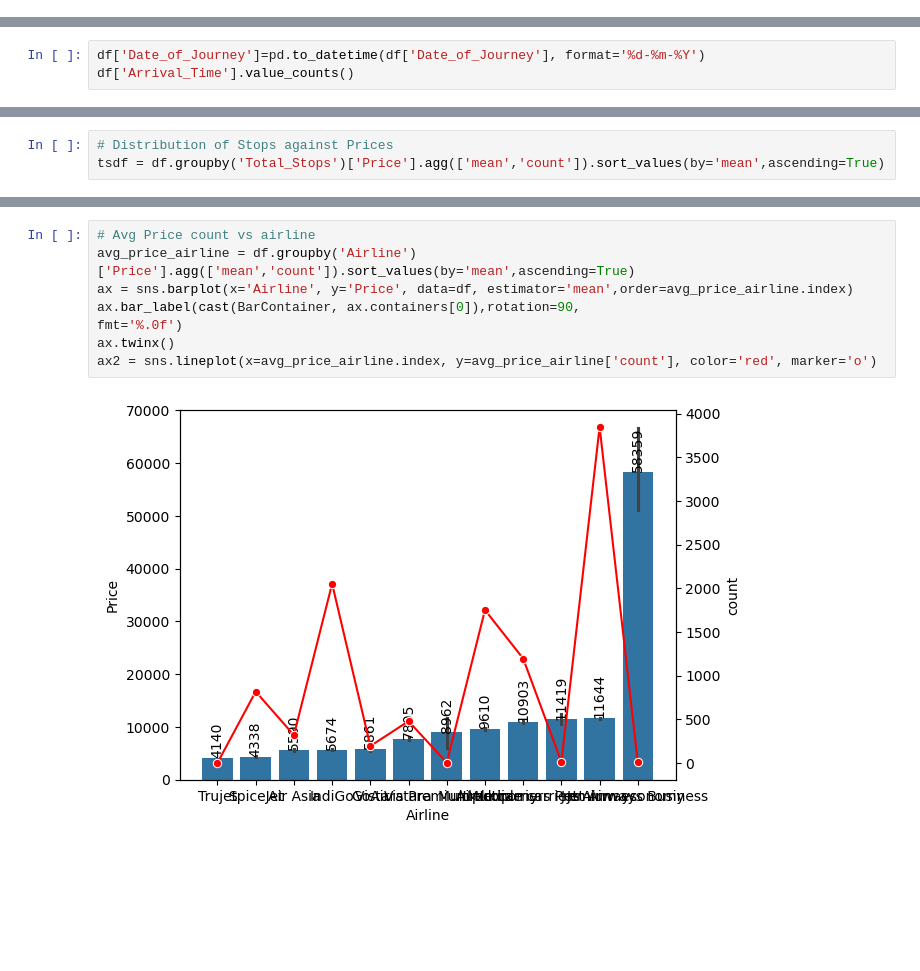
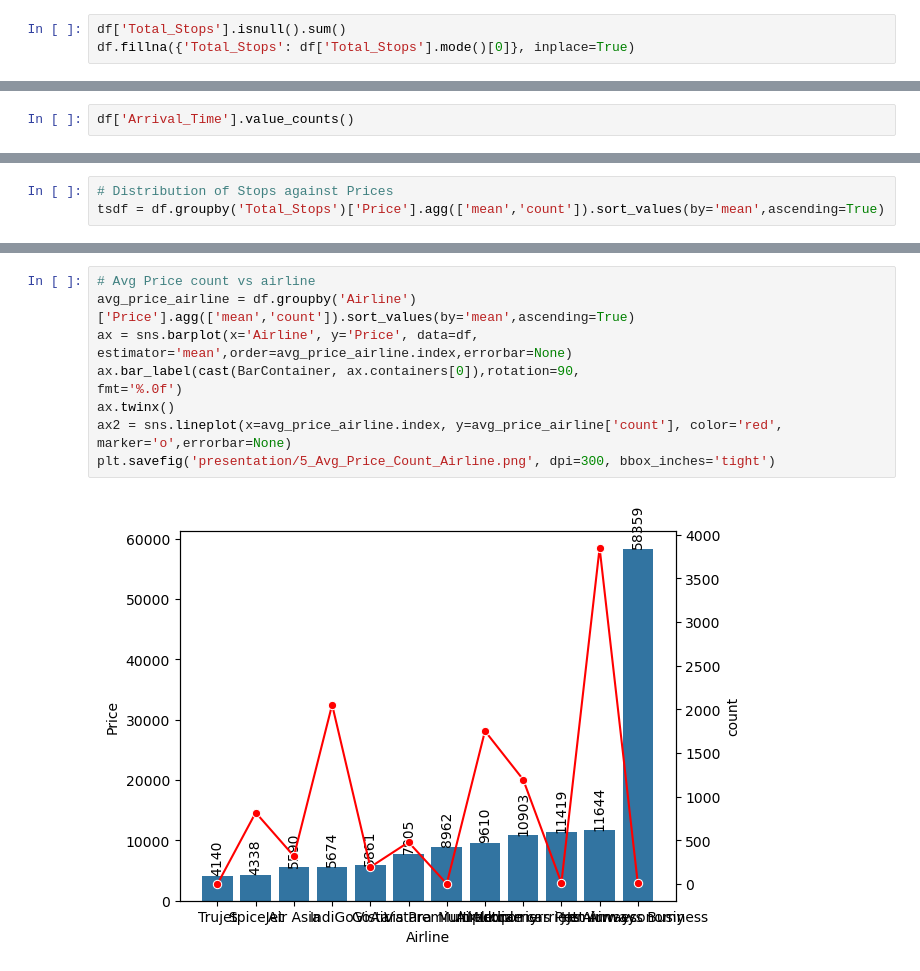
Before and after one commit to omkarbhat1995/Airline, a Jupyter notebook: Analysis.ipynb, the cells around one changed output, grey strips where cells are left out. Cells and saved outputs as stored; diff of their text form; blank space fills up the shorter version.

```diff
--- a/Analysis.ipynb
+++ b/Analysis.ipynb
@@ -68,6 +75,9 @@ Delhi        2196
 Hyderabad     697
 Kolkata       381
 Name: count, dtype: int64
+# %%
+df['Total_Stops'].isnull().sum()
+df.fillna({'Total_Stops': df['Total_Stops'].mode()[0]}, inplace=True)
 # %%
 df['Destination']=df['Destination'].replace('New Delhi', 'Delhi')
 # %%
@@ -81,7 +91,6 @@ non-stop    3491
 4 stops        1
 Name: count, dtype: int64
 # %%
-df['Date_of_Journey']=pd.to_datetime(df['Date_of_Journey'], format='%d-%m-%Y')
 df['Arrival_Time'].value_counts()
 # %% [output]
 Arrival_Time
@@ -228,13 +218,14 @@ Passing `palette` without assigning `hue` is deprecated and will be removed in v
 # %%
 # Avg Price count vs airline
 avg_price_airline = df.groupby('Airline')['Price'].agg(['mean','count']).sort_values(by='mean',ascending=True)
-ax = sns.barplot(x='Airline', y='Price', data=df, estimator='mean',order=avg_price_airline.index)
+ax = sns.barplot(x='Airline', y='Price', data=df, estimator='mean',order=avg_price_airline.index,errorbar=None)
 ax.bar_label(cast(BarContainer, ax.containers[0]),rotation=90,
 fmt='%.0f')
 ax.twinx()
-ax2 = sns.lineplot(x=avg_price_airline.index, y=avg_price_airline['count'], color='red', marker='o')
+ax2 = sns.lineplot(x=avg_price_airline.index, y=avg_price_airline['count'], color='red', marker='o',errorbar=None)
+plt.savefig('presentation/5_Avg_Price_Count_Airline.png', dpi=300, bbox_inches='tight')
 # %% [output]
-[figure, old version]
+[figure, new version]
 # %%
 # min price vs count  for airline
 min_price_airline = df.groupby('Airline')['Price'].agg(['min','count']).sort_values(by='min',ascending=True)
```
Also changed, not shown: parts of 15 cells of this notebook.
